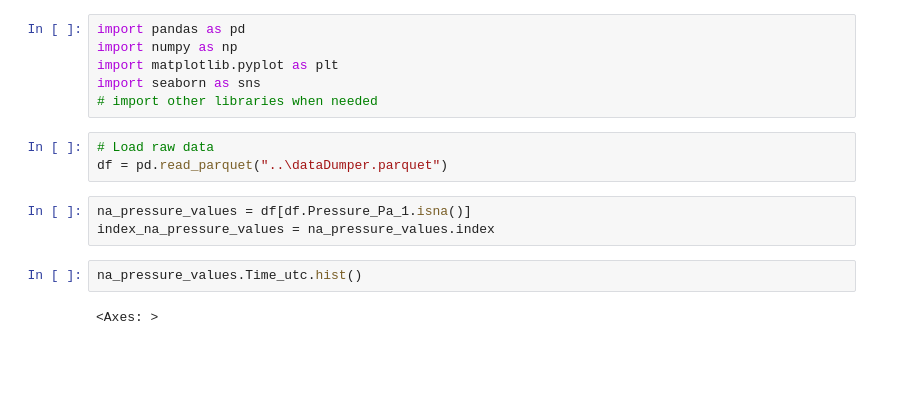
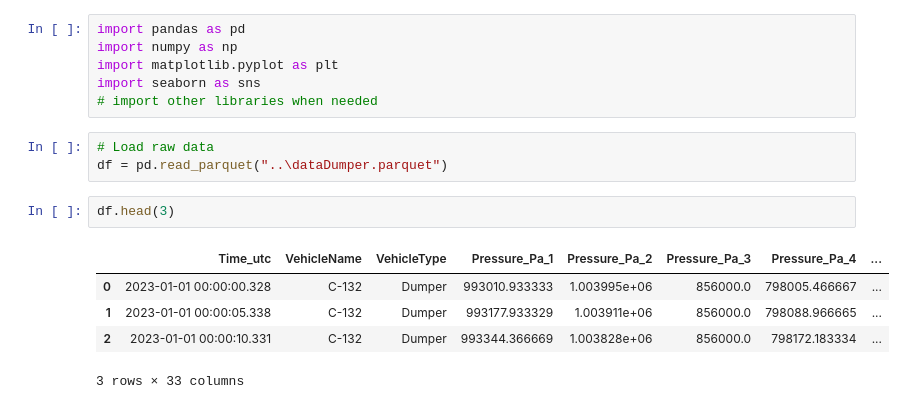
Before and after one commit to Nathan7128/ProjetMichelin, a Jupyter notebook: na_values_analysis/na_pressure_values.ipynb, the cells around one changed output. Drawn from its saved outputs; the diff is of its cells as text; blank space fills up the shorter version.

```diff
--- a/na_values_analysis/na_pressure_values.ipynb
+++ b/na_values_analysis/na_pressure_values.ipynb
@@ -7,10 +7,11 @@ import seaborn as sns
 # %%
 # Load raw data
 df = pd.read_parquet("..\dataDumper.parquet")
-# %%
-na_pressure_values = df[df.Pressure_Pa_1.isna()]
-index_na_pressure_values = na_pressure_values.index
-# %%
-na_pressure_values.Time_utc.hist()
-# %% [output]
-<Axes: >
+# %%
+df.head(3)
+# %% [output]
+|  | Time_utc | VehicleName | VehicleType | Pressure_Pa_1 | Pressure_Pa_2 | Pressure_Pa_3 | Pressure_Pa_4 | ... |
+| 0 | 2023-01-01 00:00:00.328 | C-132 | Dumper | 993010.933333 | 1.003995e+06 | 856000.0 | 798005.466667 | ... |
+| 1 | 2023-01-01 00:00:05.338 | C-132 | Dumper | 993177.933329 | 1.003911e+06 | 856000.0 | 798088.966665 | ... |
+| 2 | 2023-01-01 00:00:10.331 | C-132 | Dumper | 993344.366669 | 1.003828e+06 | 856000.0 | 798172.183334 | ... |
+3 rows × 33 columns
```
Also changed, not shown: parts of 7 cells of this notebook, 1 other file.
